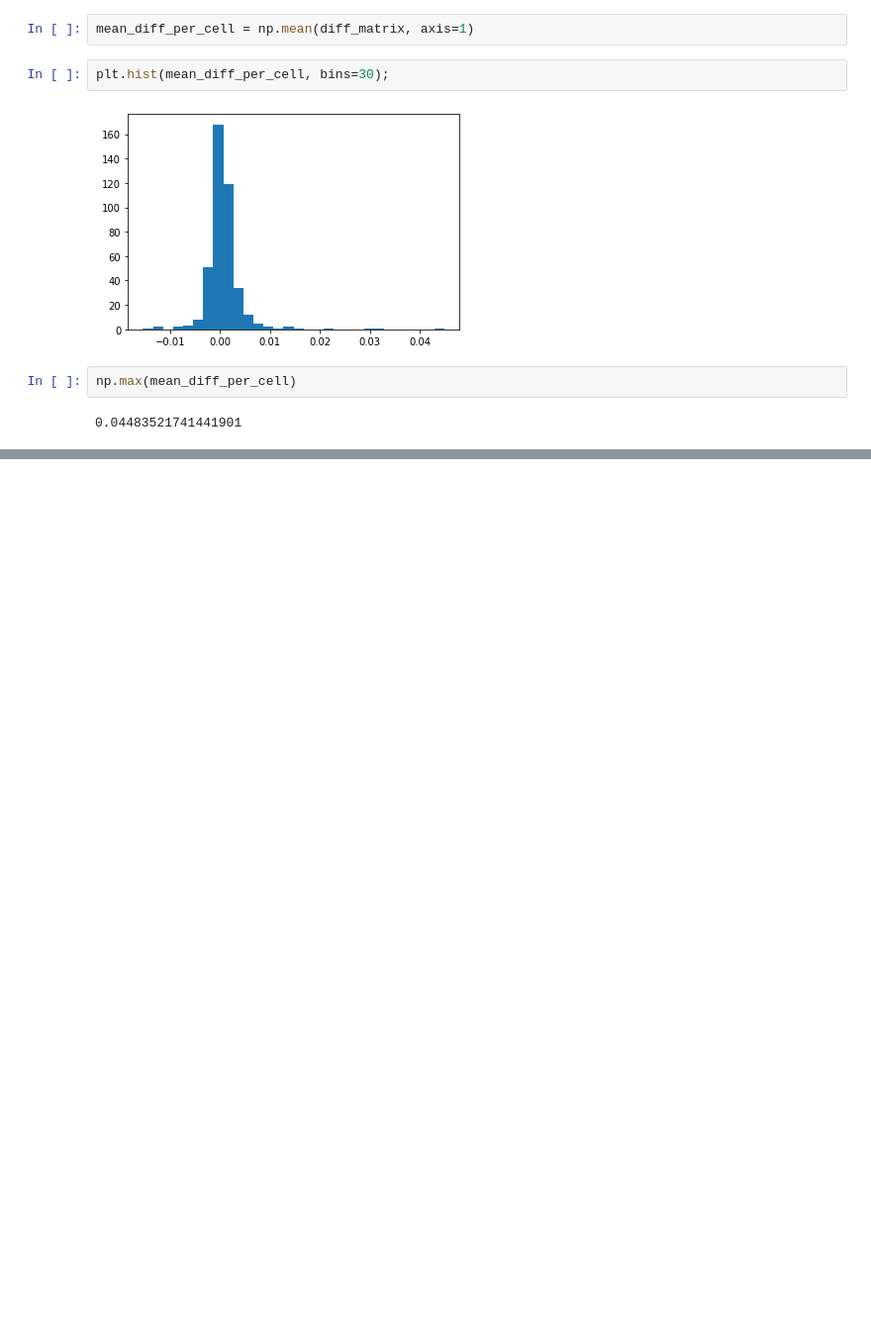
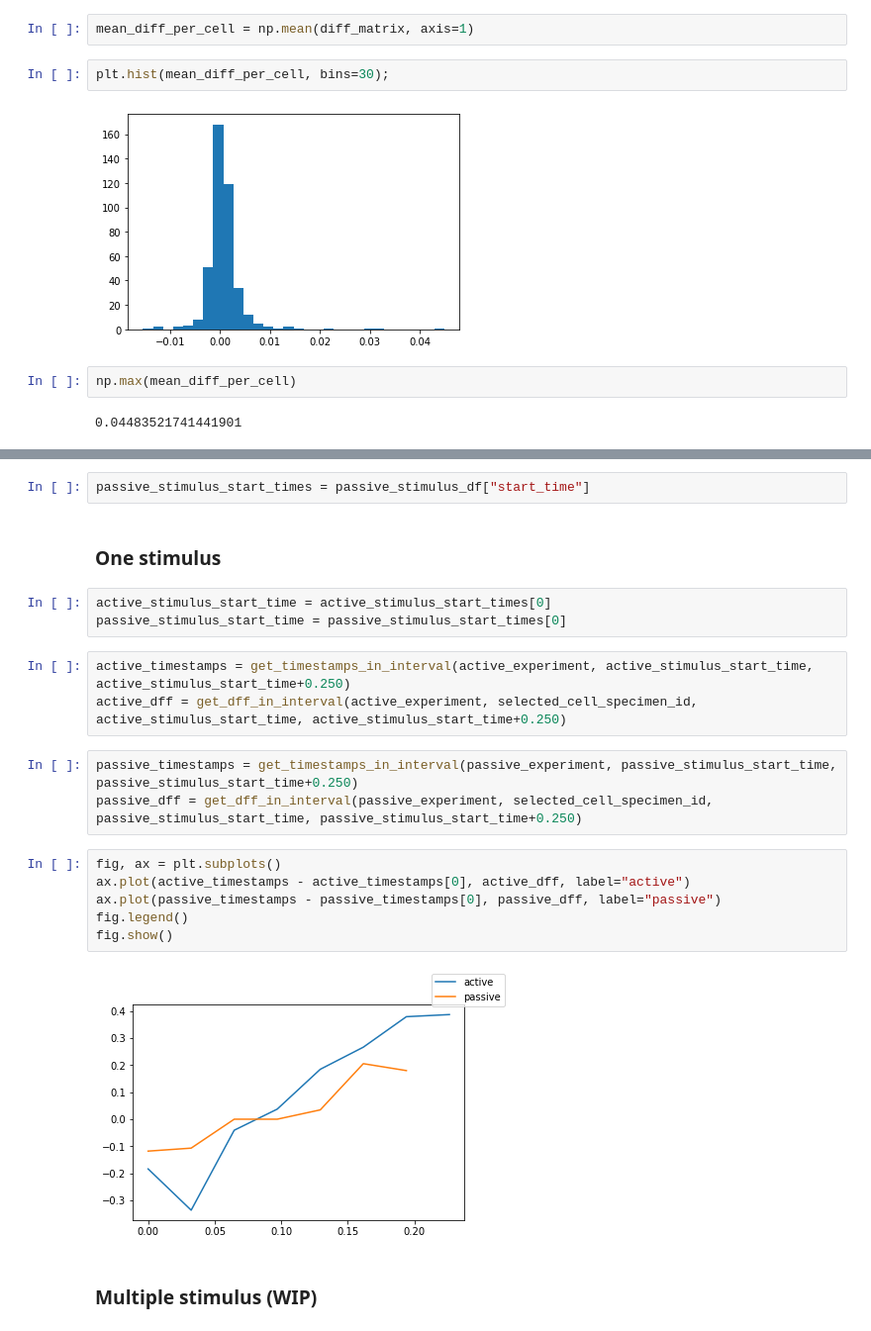
Before and after one commit to seungjaeryanlee/nma-cn-project, a Jupyter notebook: starter-v2.ipynb, the cells around one changed output, grey strips where cells are left out. Shown at 99% size. Drawn from its saved outputs; the diff is of its cells as text; blank space fills up the shorter version.

Commit message:
Plot active vs passive comparison for single stimulus

```diff
--- a/starter-v2.ipynb
+++ b/starter-v2.ipynb
@@ -212,0 +220,23 @@ fig.show()
+# %%
+passive_stimulus_start_times = passive_stimulus_df["start_time"]
+# %% [markdown]
+### One stimulus
+# %%
+active_stimulus_start_time = active_stimulus_start_times[0]
+passive_stimulus_start_time = passive_stimulus_start_times[0]
+# %%
+active_timestamps = get_timestamps_in_interval(active_experiment, active_stimulus_start_time, active_stimulus_start_time+0.250)
+active_dff = get_dff_in_interval(active_experiment, selected_cell_specimen_id, active_stimulus_start_time, active_stimulus_start_time+0.250)
+# %%
+passive_timestamps = get_timestamps_in_interval(passive_experiment, passive_stimulus_start_time, passive_stimulus_start_time+0.250)
+passive_dff = get_dff_in_interval(passive_experiment, selected_cell_specimen_id, passive_stimulus_start_time, passive_stimulus_start_time+0.250)
+# %%
+fig, ax = plt.subplots()
+ax.plot(active_timestamps - active_timestamps[0], active_dff, label="active")
+ax.plot(passive_timestamps - passive_timestamps[0], passive_dff, label="passive")
+fig.legend()
+fig.show()
+# %% [output]
+[figure, added]
+# %% [markdown]
+### Multiple stimulus (WIP)
```
Also changed, not shown: parts of 9 cells of this notebook.
